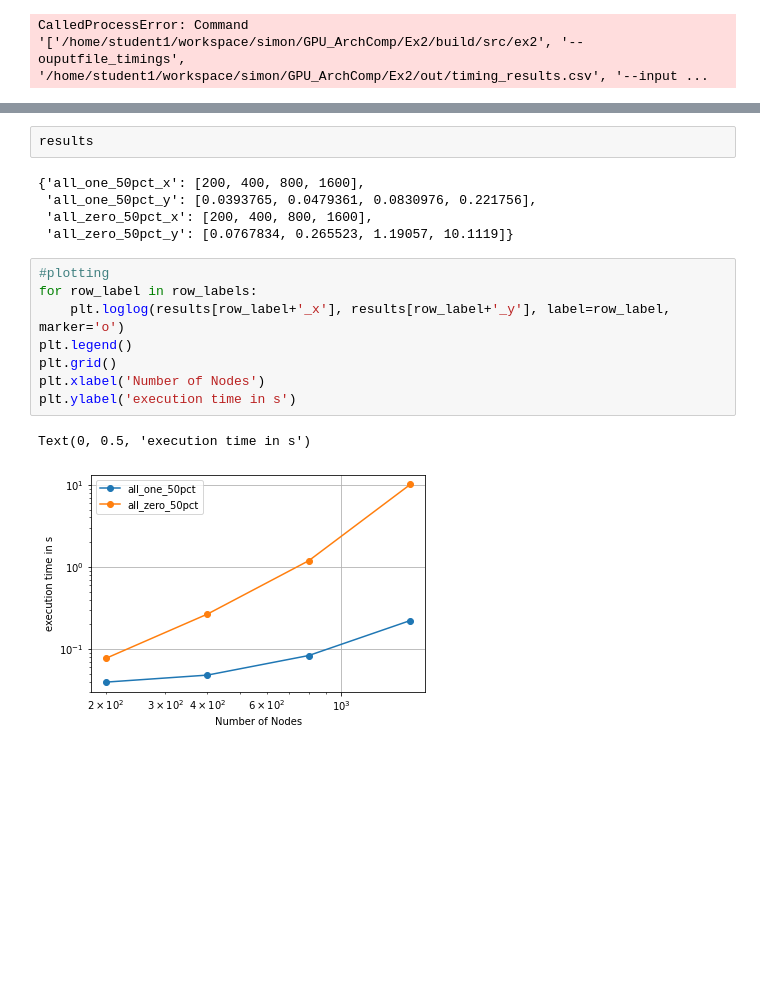
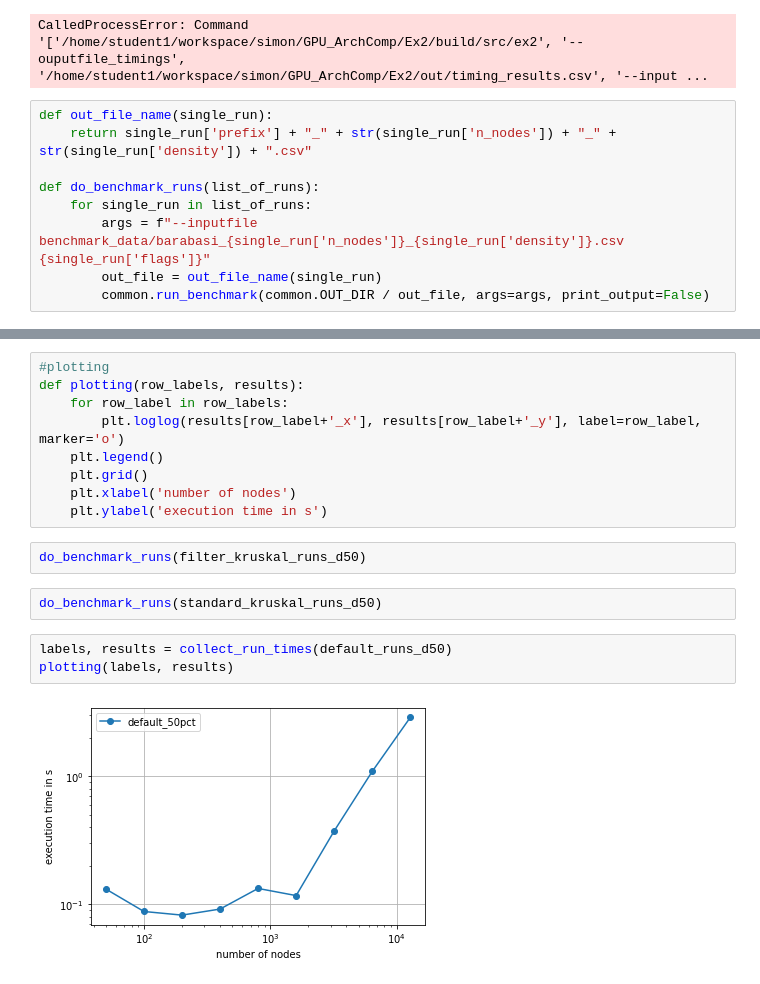
Before and after one commit to hitimr/GPU_ArchComp, a Jupyter notebook: Ex2/scripts/kruskal_benchmark.ipynb, the cells around one changed output, grey strips where cells are left out. Drawn from its saved outputs; the diff is of its cells as text; blank space fills up the shorter version.

Commit message:
benchmark skripts... more WIP...

```diff
--- a/Ex2/scripts/kruskal_benchmark.ipynb
+++ b/Ex2/scripts/kruskal_benchmark.ipynb
@@ -113,4 +113,13 @@ df
 Running benchmark with ./home/student1/workspace/simon/GPU_ArchComp/Ex2/build/src/ex2 --ouputfile_timings /home/student1/workspace/simon/GPU_ArchComp/Ex2/out/timing_results.csv --inputfile benchmark_d ...
 40966875 Edges loaded
 CalledProcessError: Command '['/home/student1/workspace/simon/GPU_ArchComp/Ex2/build/src/ex2', '--ouputfile_timings', '/home/student1/workspace/simon/GPU_ArchComp/Ex2/out/timing_results.csv', '--input ...
+# %%
+def out_file_name(single_run):
+    return single_run['prefix'] + "_" + str(single_run['n_nodes']) + "_" + str(single_run['density']) + ".csv"
+
+def do_benchmark_runs(list_of_runs):
+    for single_run in list_of_runs:
+        args = f"--inputfile benchmark_data/barabasi_{single_run['n_nodes']}_{single_run['density']}.csv {single_run['flags']}"
+        out_file = out_file_name(single_run)
+        common.run_benchmark(common.OUT_DIR / out_file, args=args, print_output=False)
 # %%
@@ -166,18 +173,18 @@ for single_run in list_of_runs:
-# %%
-results
-# %% [output]
-{'all_one_50pct_x': [200, 400, 800, 1600],
- 'all_one_50pct_y': [0.0393765, 0.0479361, 0.0830976, 0.221756],
- 'all_zero_50pct_x': [200, 400, 800, 1600],
- 'all_zero_50pct_y': [0.0767834, 0.265523, 1.19057, 10.1119]}
 # %%
 #plotting
-for row_label in row_labels:
-    plt.loglog(results[row_label+'_x'], results[row_label+'_y'], label=row_label, marker='o')
-plt.legend()
-plt.grid()
-plt.xlabel('Number of Nodes')
-plt.ylabel('execution time in s')
+def plotting(row_labels, results):
+    for row_label in row_labels:
+        plt.loglog(results[row_label+'_x'], results[row_label+'_y'], label=row_label, marker='o')
+    plt.legend()
+    plt.grid()
+    plt.xlabel('number of nodes')
+    plt.ylabel('execution time in s')
-# %% [output]
-Text(0, 0.5, 'execution time in s')
-[figure, removed]
+# %%
+do_benchmark_runs(filter_kruskal_runs_d50)
+# %%
+do_benchmark_runs(standard_kruskal_runs_d50)
+# %%
+labels, results = collect_run_times(default_runs_d50)
+plotting(labels, results)
+# %% [output]
+[figure, added]
```
Also changed, not shown: parts of 2 cells of this notebook.
